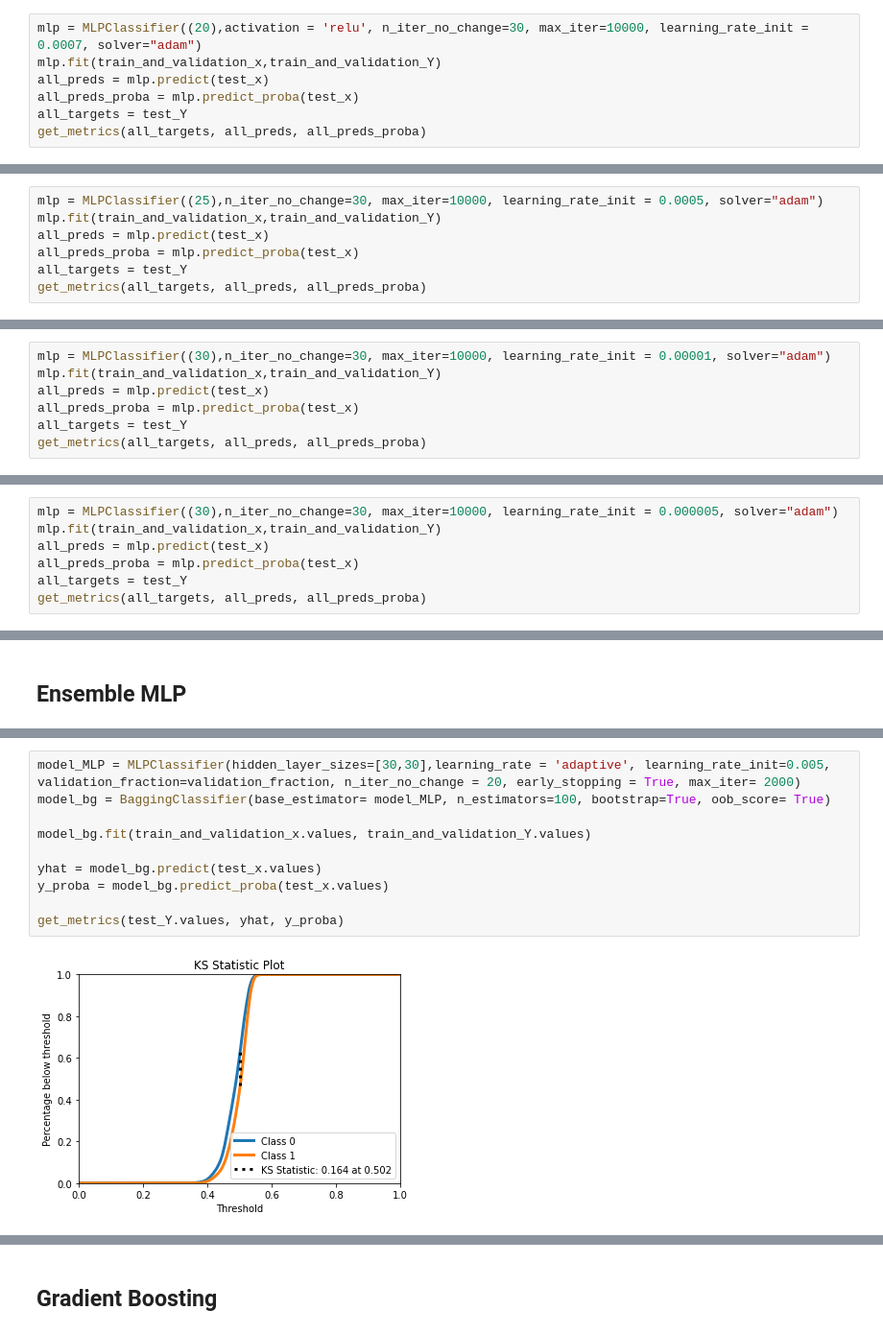
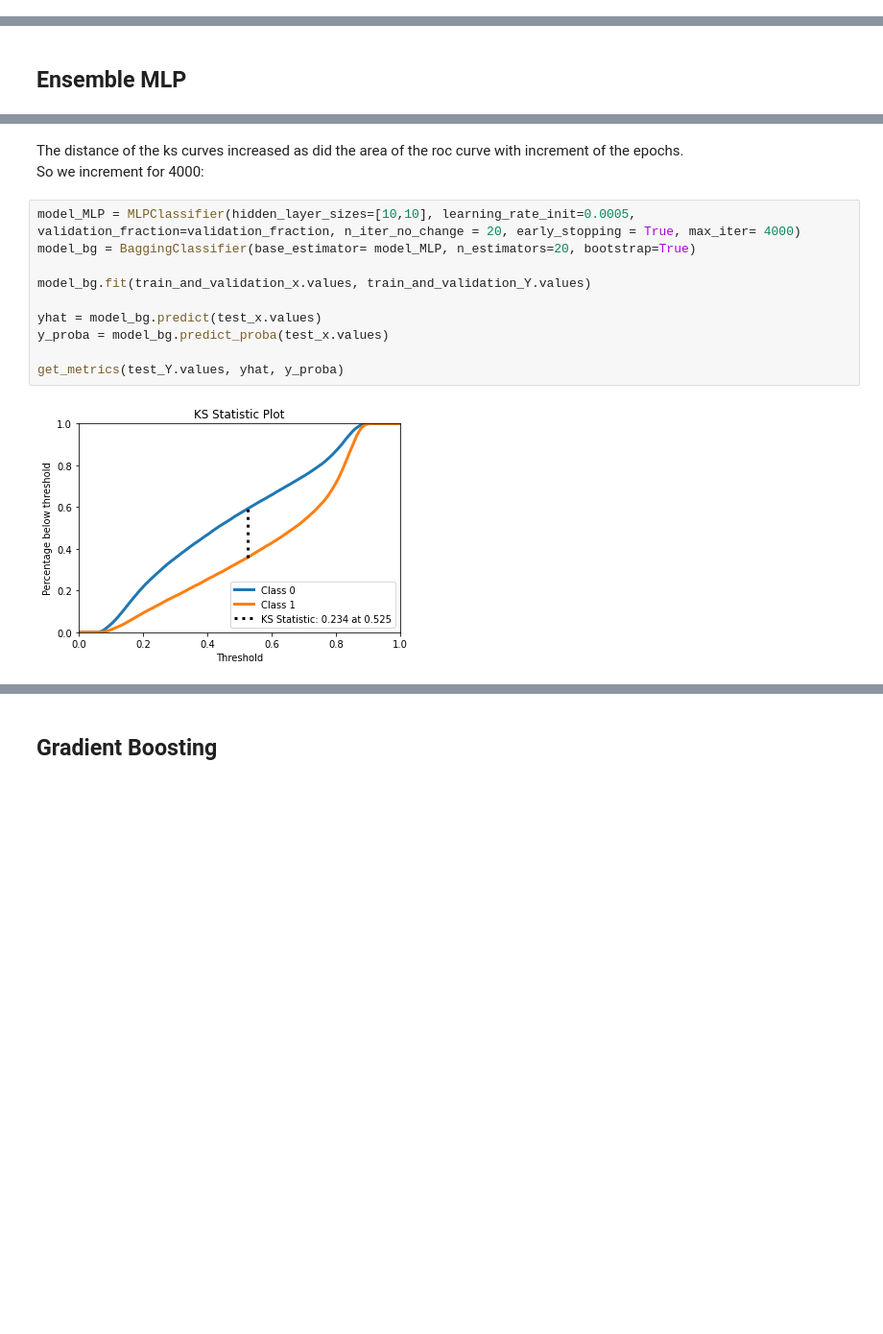
Before and after one commit to pietromasur/credit-risk-analysis, a Jupyter notebook: credit_risk_analysis.ipynb, the cells around one changed output, grey strips where cells are left out. Shown at 96% size. Cells and saved outputs as stored; diff of their text form; blank space fills up the shorter version.

```diff
--- a/credit_risk_analysis.ipynb
+++ b/credit_risk_analysis.ipynb
@@ -696,7 +536,0 @@ Entretanto, ao diminuirmos para 0.0007, obtivemos uma melhor convergência.
-# %%
-mlp = MLPClassifier((20),activation = 'relu', n_iter_no_change=30, max_iter=10000, learning_rate_init = 0.0007, solver="adam")
-mlp.fit(train_and_validation_x,train_and_validation_Y)
-all_preds = mlp.predict(test_x)
-all_preds_proba = mlp.predict_proba(test_x)
-all_targets = test_Y
-get_metrics(all_targets, all_preds, all_preds_proba)
@@ -725,7 +536,0 @@ Aqui nós fizemos experimentos com uma rede de 25 e 30 neurônios. Uma rede mais
-# %%
-mlp = MLPClassifier((25),n_iter_no_change=30, max_iter=10000, learning_rate_init = 0.0005, solver="adam")
-mlp.fit(train_and_validation_x,train_and_validation_Y)
-all_preds = mlp.predict(test_x)
-all_preds_proba = mlp.predict_proba(test_x)
-all_targets = test_Y
-get_metrics(all_targets, all_preds, all_preds_proba)
@@ -752,7 +536,0 @@ weighted avg       0.67      0.40      0.30     97300
-# %%
-mlp = MLPClassifier((30),n_iter_no_change=30, max_iter=10000, learning_rate_init = 0.00001, solver="adam")
-mlp.fit(train_and_validation_x,train_and_validation_Y)
-all_preds = mlp.predict(test_x)
-all_preds_proba = mlp.predict_proba(test_x)
-all_targets = test_Y
-get_metrics(all_targets, all_preds, all_preds_proba)
@@ -781,7 +536,0 @@ E eis aqui a melhor rede MLP que fomos capazes de treinar, com 30 neurônios, um
-# %%
-mlp = MLPClassifier((30),n_iter_no_change=30, max_iter=10000, learning_rate_init = 0.000005, solver="adam")
-mlp.fit(train_and_validation_x,train_and_validation_Y)
-all_preds = mlp.predict(test_x)
-all_preds_proba = mlp.predict_proba(test_x)
-all_targets = test_Y
-get_metrics(all_targets, all_preds, all_preds_proba)
@@ -1169,12 +1104,15 @@ weighted avg       0.64      0.59      0.60     97300
+# %% [markdown]
+The distance of the ks curves increased as did the area of the roc curve with increment of the epochs.
+So we increment for 4000:
 # %%
-model_MLP = MLPClassifier(hidden_layer_sizes=[30,30],learning_rate = 'adaptive', learning_rate_init=0.005, validation_fraction=validation_fraction, n_iter_no_change = 20, early_stopping = True, max_iter= 2000)
-model_bg = BaggingClassifier(base_estimator= model_MLP, n_estimators=100, bootstrap=True, oob_score= True)
+model_MLP = MLPClassifier(hidden_layer_sizes=[10,10], learning_rate_init=0.0005, validation_fraction=validation_fraction, n_iter_no_change = 20, early_stopping = True, max_iter= 4000)
+model_bg = BaggingClassifier(base_estimator= model_MLP, n_estimators=20, bootstrap=True)
 
 model_bg.fit(train_and_validation_x.values, train_and_validation_Y.values)
 
 yhat = model_bg.predict(test_x.values)
 y_proba = model_bg.predict_proba(test_x.values)
 
 get_metrics(test_Y.values, yhat, y_proba)
 # %% [output]
-[figure, old version]
+[figure, new version]
```
Also changed, not shown: parts of 64 cells of this notebook.
